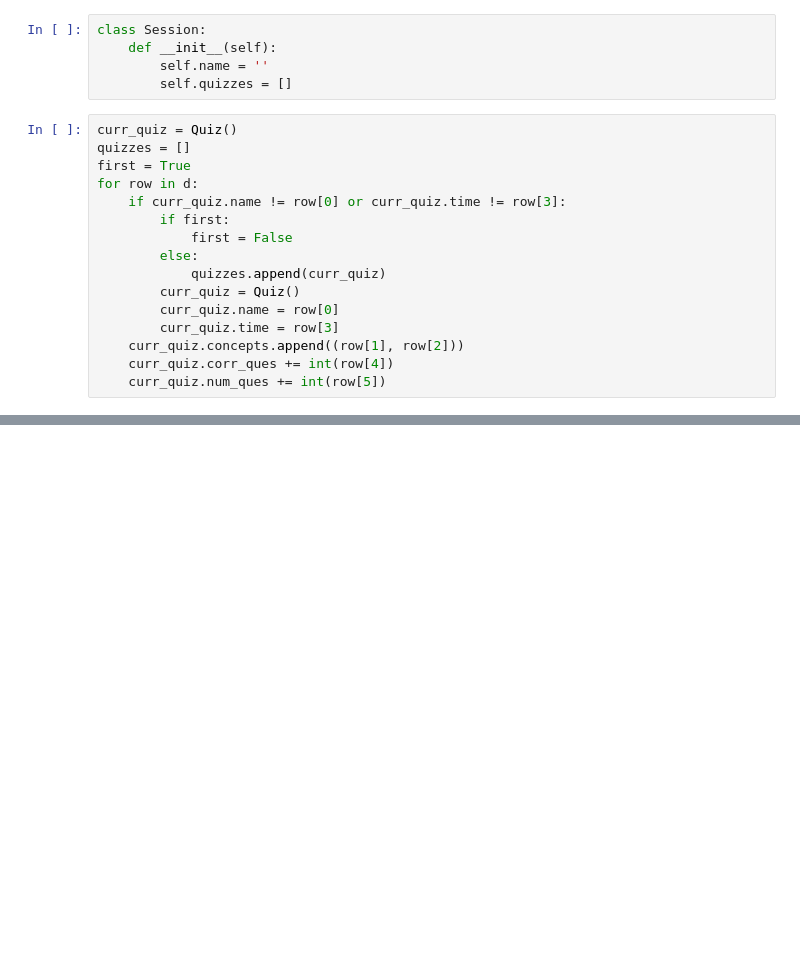
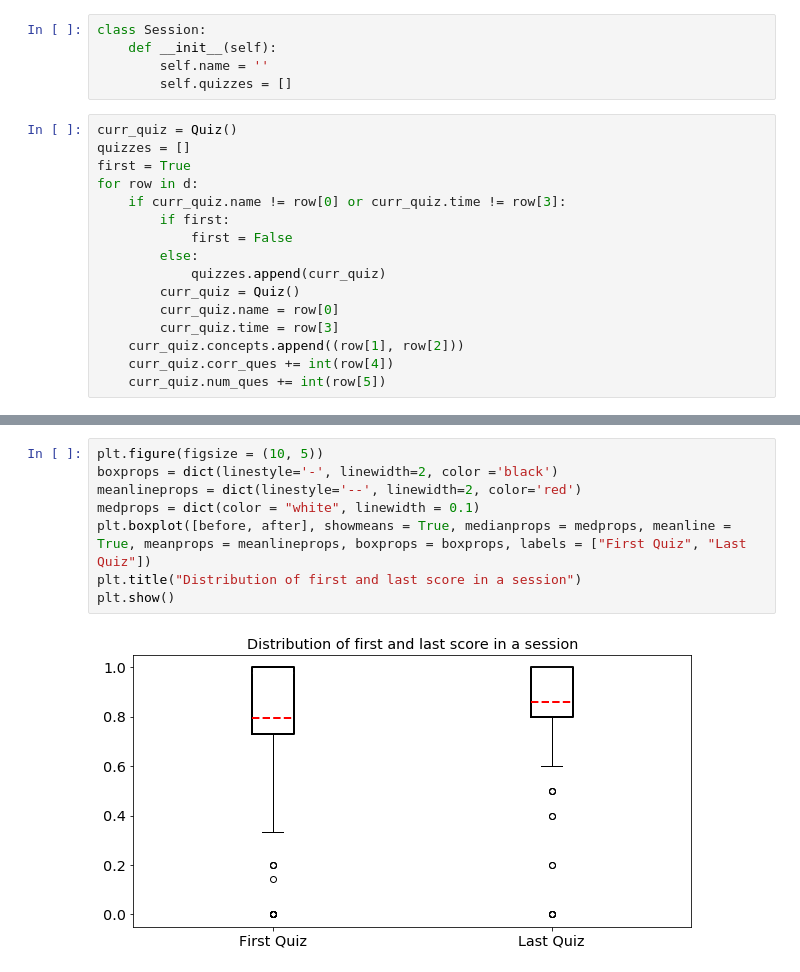
Before and after one commit to anshulshah99/CS101-Quiz, a Jupyter notebook: Data_Analysis.ipynb, the cells around one changed output, grey strips where cells are left out. Cells and saved outputs as stored; diff of their text form; blank space fills up the shorter version.

```diff
--- a/Data_Analysis.ipynb
+++ b/Data_Analysis.ipynb
@@ -108,0 +126,10 @@ Average score on last quiz: 0.8662316231623161
+# %%
+plt.figure(figsize = (10, 5))
+boxprops = dict(linestyle='-', linewidth=2, color ='black')
+meanlineprops = dict(linestyle='--', linewidth=2, color='red')
+medprops = dict(color = "white", linewidth = 0.1)
+plt.boxplot([before, after], showmeans = True, medianprops = medprops, meanline = True, meanprops = meanlineprops, boxprops = boxprops, labels = ["First Quiz", "Last Quiz"])
+plt.title("Distribution of first and last score in a session")
+plt.show()
+# %% [output]
+[figure, added]
```
Also changed, not shown: parts of 22 cells of this notebook, 1 other file.
